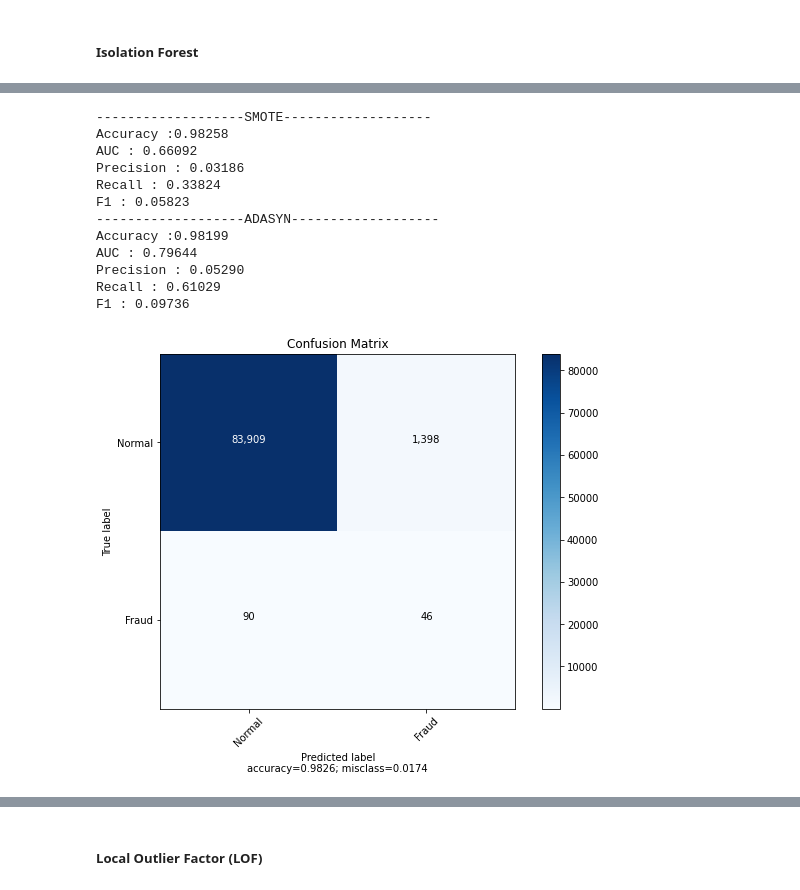
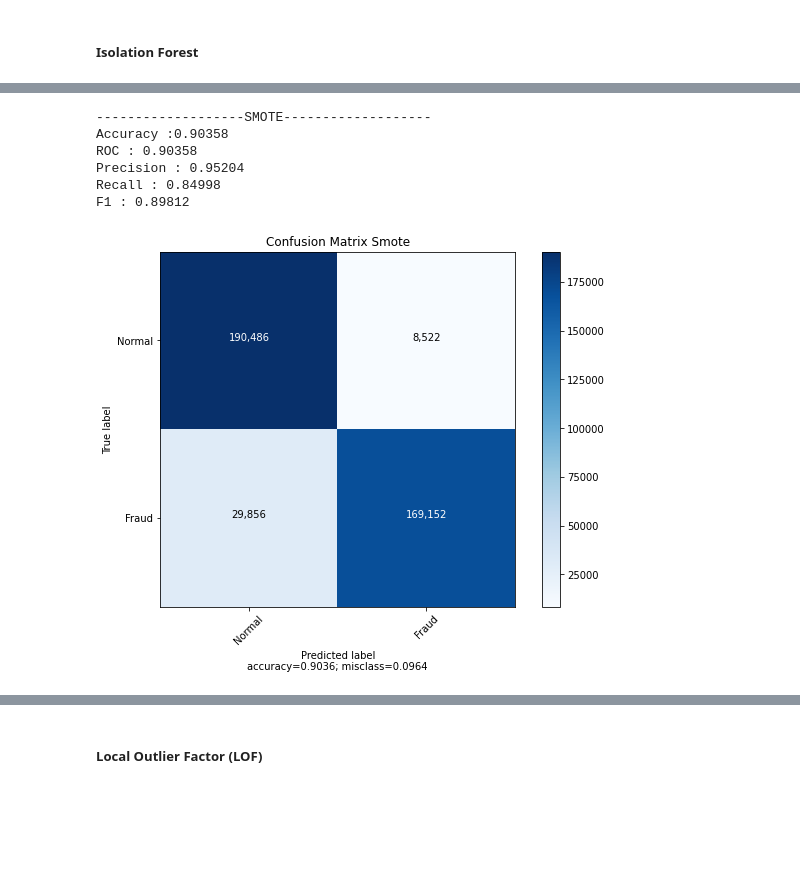
Before and after one commit to OdenDavid/Credit-Card-Fraud-Detection, a Jupyter notebook: project.ipynb, the cells around one changed output, grey strips where cells are left out. Drawn from its saved outputs; the diff is of its cells as text; code cells hidden in the pictures; blank space fills up the shorter version.

```diff
--- a/project.ipynb
+++ b/project.ipynb
@@ -456,0 +556,9 @@ y_pred_adasyn = isofo_adasyn.predict(X_test)
+# %%
+
+inliers = data[data.Class==0] # The train data for all non-fraud cases -> 199008 samples
+ins = inliers.drop(['Class'], axis=1) # Remove the class column
+
+outliers = data[data.Class==1] # The train data for all fraud cases -> 199008 samples
+outs = outliers.drop(['Class'], axis=1) # Remove the class column
+
+ins.shape, outs.shape # print the sizes
@@ -456,0 +583,15 @@ y_pred_adasyn = isofo_adasyn.predict(X_test)
+# %%
+state = 42
+
+ISF = IsolationForest(random_state=state) # Create our isolation forest with a random state of 42
+ISF.fit(ins) # Fit it on only inlers, non-frauds
+
+# use the learnt to predict on inliers and outliers seperately, different sets of results are predicted
+normal_isf = ISF.predict(ins)
+fraud_isf = ISF.predict(outs)
+
+# Check for the accuracy by comparing for what was being predicted with the actual values
+in_accuracy_isf=normal_accuracy(normal_isf)
+out_accuracy_isf=fraud_accuracy(fraud_isf)
+print("Accuracy in Detecting Normal Cases:", in_accuracy_isf)
+print("Accuracy in Detecting Fraud Cases:", out_accuracy_isf)
@@ -465,27 +613,19 @@ np.place(y_pred_adasyn, y_pred_adasyn == -1, 1)
+# %%
+predicted = np.r_[normal_isf, fraud_isf] # Combine normal and fraud predictions into one predicted
+# Create a actual test set, where all the first 199008 are zeros because all the first 199008 samples in the
+# predicted are meant to be normal which is zero, and the next 199008 are ones
+actual = np.concatenate([np.zeros(199008), np.ones(199008)])
 # %%
 print('-------------------SMOTE-------------------')
-print('Accuracy :{0:0.5f}'.format(metrics.accuracy_score(y_pred_smote , y_test)))
-print('AUC : {0:0.5f}'.format(metrics.roc_auc_score(y_test , y_pred_smote)))
-print('Precision : {0:0.5f}'.format(metrics.precision_score(y_test , y_pred_smote)))
-print('Recall : {0:0.5f}'.format(metrics.recall_score(y_test , y_pred_smote)))
-print('F1 : {0:0.5f}'.format(metrics.f1_score(y_test , y_pred_smote)))
-
-print('-------------------ADASYN-------------------')
-print('Accuracy :{0:0.5f}'.format(metrics.accuracy_score(y_pred_adasyn , y_test)))
-print('AUC : {0:0.5f}'.format(metrics.roc_auc_score(y_test , y_pred_adasyn)))
-print('Precision : {0:0.5f}'.format(metrics.precision_score(y_test , y_pred_adasyn)))
-print('Recall : {0:0.5f}'.format(metrics.recall_score(y_test , y_pred_adasyn)))
-print('F1 : {0:0.5f}'.format(metrics.f1_score(y_test , y_pred_adasyn)))
+print('Accuracy :{0:0.5f}'.format(metrics.accuracy_score(predicted , actual)))
+print('ROC : {0:0.5f}'.format(metrics.roc_auc_score(actual , predicted)))
+print('Precision : {0:0.5f}'.format(metrics.precision_score(actual , predicted)))
+print('Recall : {0:0.5f}'.format(metrics.recall_score(actual , predicted)))
+print('F1 : {0:0.5f}'.format(metrics.f1_score(actual , predicted)))
 # %% [output]
 -------------------SMOTE-------------------
-Accuracy :0.98258
-AUC : 0.66092
-Precision : 0.03186
-Recall : 0.33824
-F1 : 0.05823
--------------------ADASYN-------------------
-Accuracy :0.98199
-AUC : 0.79644
-Precision : 0.05290
-Recall : 0.61029
-F1 : 0.09736
+Accuracy :0.90358
+ROC : 0.90358
+Precision : 0.95204
+Recall : 0.84998
+F1 : 0.89812
@@ -537,7 +632,10 @@ tn, fp, fn, tp = confusion_matrix(y_test, y_pred_adasyn).ravel()
 # %%
+CM_smote = confusion_matrix(actual, predicted)
+tn, fp, fn, tp = confusion_matrix(actual, predicted).ravel()
+
 plot_confusion_matrix(CM_smote,
                       normalize    = False,
                       target_names = ['Normal', 'Fraud'],
-                      title        = "Confusion Matrix")
+                      title        = "Confusion Matrix Smote")
 # %% [output]
-[figure, old version]
+[figure, new version]
```
Also changed, not shown: parts of 70 cells of this notebook.
